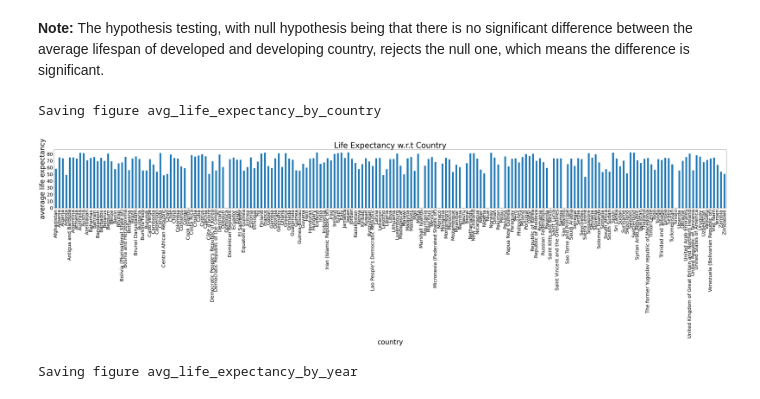
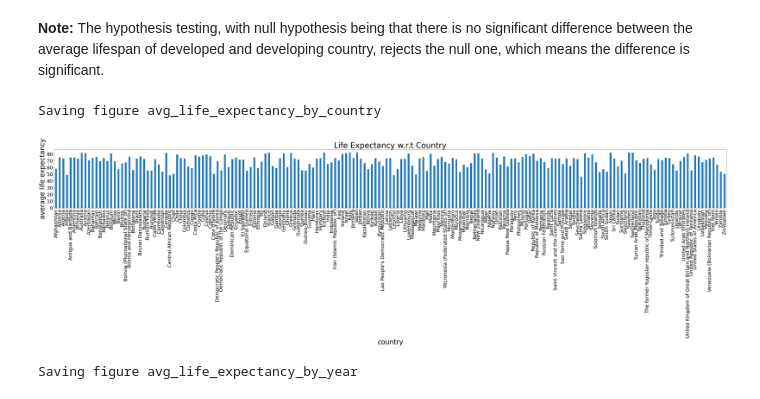
Before and after one commit to minhngt62/ml-life-expectancy, a Jupyter notebook: nguyen_tong_minh/01_exploratory_data_analysis.ipynb, the cells around one changed output. Drawn from its saved outputs; the diff is of its cells as text; code cells hidden in the pictures.

Commit message:
Fix the interpolation and the fig of lifespan by country

```diff
--- a/nguyen_tong_minh/01_exploratory_data_analysis.ipynb
+++ b/nguyen_tong_minh/01_exploratory_data_analysis.ipynb
@@ -232,7 +232,7 @@ df["life_expectancy"].isnull().sum()
 # Fill NaN using linear interpolation method
 num_cols = df.drop(["status", "country"], axis=1).columns.tolist()
 for country in df.country.unique().tolist():
-    df.loc[df["country"]==country, num_cols] = df.loc[df["country"]==country, num_cols].interpolate(axis=1)
+    df.loc[df["country"]==country, num_cols] = df.loc[df["country"]==country, num_cols].sort_values(by=["year"]).interpolate(axis=1)
 df.isnull().sum()
 # %% [output]
 country                     0
@@ -398,15 +398,15 @@ Saving figure avg_life_expectancy_by_status
 **Note:** The hypothesis testing, with null hypothesis being that there is no significant difference between the average lifespan of developed and developing country, rejects the null one, which means the difference is significant.
 # %%
 # Show life expectancy w.r.t country using bar plot
-df_country = df.groupby('country')['life_expectancy'].mean()
+df_country = df.groupby('country')['life_expectancy'].mean().dropna()
 df_country.plot(kind='bar', figsize=(50,15), fontsize=25)
 plt.title("Life Expectancy w.r.t Country",fontsize=40)
 plt.xlabel("country",fontsize=35)
 plt.ylabel("average life expectancy",fontsize=35)
 save_fig("avg_life_expectancy_by_country")
 # %% [output]
 Saving figure avg_life_expectancy_by_country
-[figure, old version]
+[figure, new version]
 # %%
 # Show life expectancy w.r.t year using bar plot.
 plt.figure(figsize=(15,7.5))
```
Also changed, not shown: parts of 2 cells of this notebook, 9 other files.
